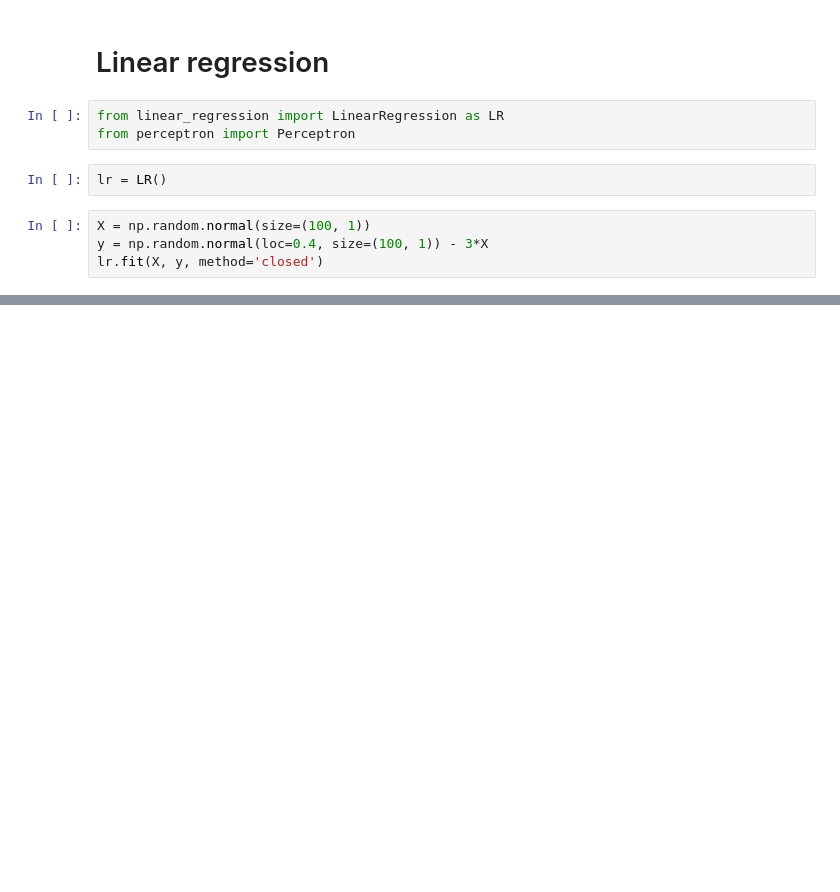
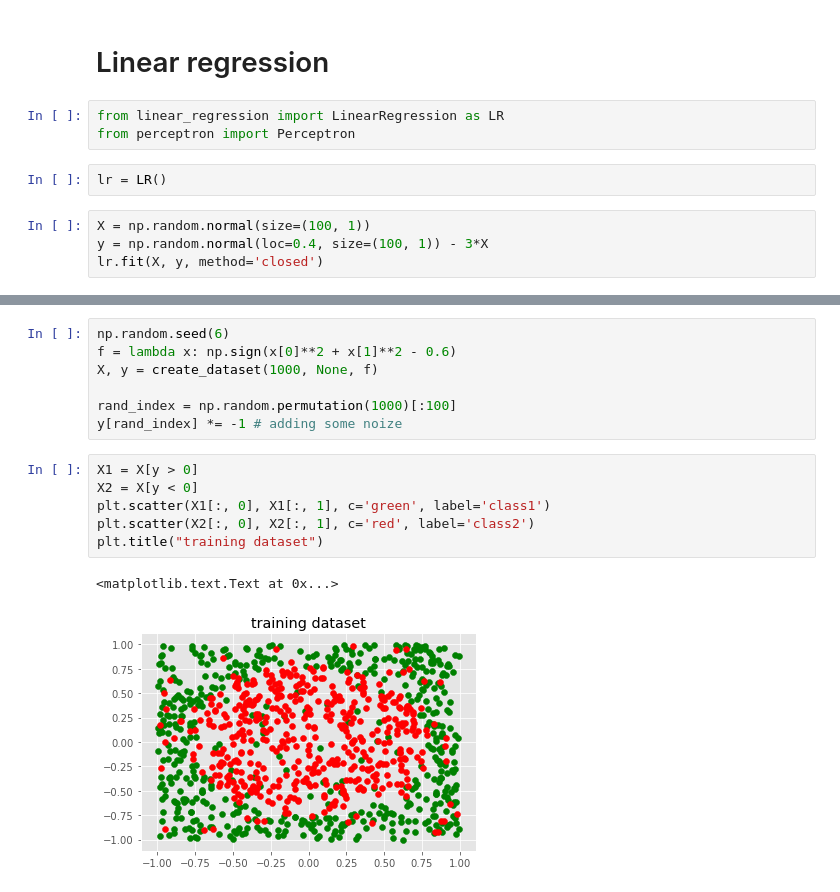
Before and after one commit to ddaletski/Data-Science-Training, a Jupyter notebook: LearningFromDataHomeworks/HW2.ipynb, the cells around one changed output, grey strips where cells are left out. Cells and saved outputs as stored; diff of their text form; blank space fills up the shorter version.

```diff
--- a/LearningFromDataHomeworks/HW2.ipynb
+++ b/LearningFromDataHomeworks/HW2.ipynb
@@ -136,0 +184,16 @@ average out-of-sample error: 0.041742
+# %%
+np.random.seed(6)
+f = lambda x: np.sign(x[0]**2 + x[1]**2 - 0.6)
+X, y = create_dataset(1000, None, f)
+
+rand_index = np.random.permutation(1000)[:100]
+y[rand_index] *= -1 # adding some noize
+# %%
+X1 = X[y > 0]
+X2 = X[y < 0]
+plt.scatter(X1[:, 0], X1[:, 1], c='green', label='class1')
+plt.scatter(X2[:, 0], X2[:, 1], c='red', label='class2')
+plt.title("training dataset")
+# %% [output]
+<matplotlib.text.Text at 0x...>
+[figure, added]
```
Also changed, not shown: parts of 21 cells of this notebook, 1 other file.
